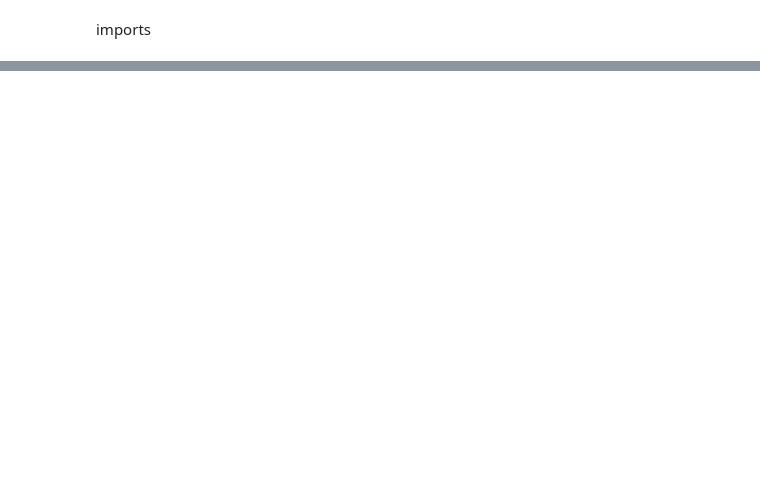
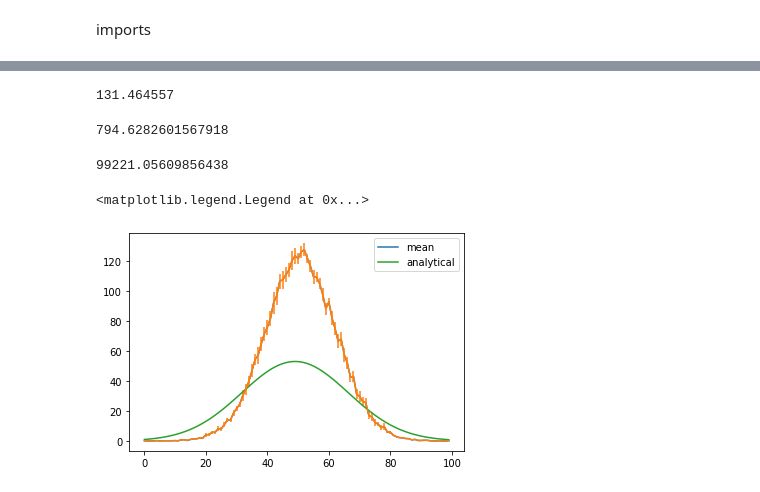
Before and after one commit to alec-gironda/Bose-Einstein-Condensate-NN, a Jupyter notebook: gaussian_fit.ipynb, the cells around one changed output, grey strips where cells are left out. Drawn from its saved outputs; the diff is of its cells as text; code cells hidden in the pictures; blank space fills up the shorter version.

```diff
--- a/gaussian_fit.ipynb
+++ b/gaussian_fit.ipynb
@@ -374,0 +94,4 @@ test_ims.shape
+# %%
+stdev_test_ims = np.std(test_ims,axis = 0)
+# %%
+std_err = stdev_test_ims / np.sqrt(test_ims.shape[0])
@@ -375,4 +100,2 @@ test_ims.shape
 # %%
 mean_test_im = np.mean(test_ims,axis = 0)
-# %%
-mean_test_im = (mean_test_im - np.min(mean_test_im)) / np.max(mean_test_im)
@@ -383,13 +101,0 @@ np.min(mean_test_im)
-# %%
-x = np.linspace(-49, 50, 100)
-y = np.linspace(-49, 50, 100)
-x, y = np.meshgrid(x, y)
-
-num_atoms = 100000
-dimensions = 2
-temp = 150
-
-trans_temp = (num_atoms/(2*1*1.645))**(1/dimensions)
-num_BEC_atoms = num_atoms*(1-(temp/trans_temp)**dimensions)
-
-actual = analytical_eq((x,y),0,0,num_BEC_atoms,temp)
@@ -603,0 +125,4 @@ ng_fit_N_rmse
+# %%
+expected_val_x2
+# %% [output]
+131.464557
@@ -603,0 +143,10 @@ ng_fit_N_rmse
+# %%
+summ = np.sum(actual,axis = 1)
+stdev_cols = np.std(summ)
+stdev_cols
+# %% [output]
+794.6282601567918
+# %%
+np.sum(actual)
+# %% [output]
+99221.05609856438
@@ -603,0 +157,12 @@ ng_fit_N_rmse
+# %%
+#mean gaussian
+
+row = 50
+
+plt.plot(np.arange(len(mean_test_im[0])),mean_test_im[row],label = "mean")
+plt.errorbar(np.arange(len(mean_test_im[0])),mean_test_im[row],yerr = std_err[row])
+plt.plot(np.arange(len(mean_test_im[0])),actual[row],label = "analytical")
+plt.legend()
+# %% [output]
+<matplotlib.legend.Legend at 0x...>
+[figure, added]
```
Also changed, not shown: parts of 113 cells of this notebook.
